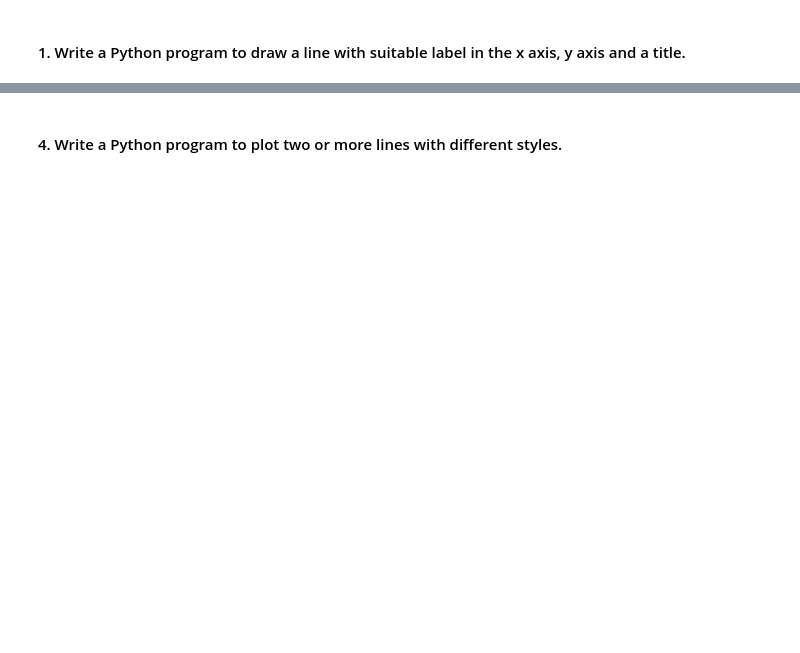
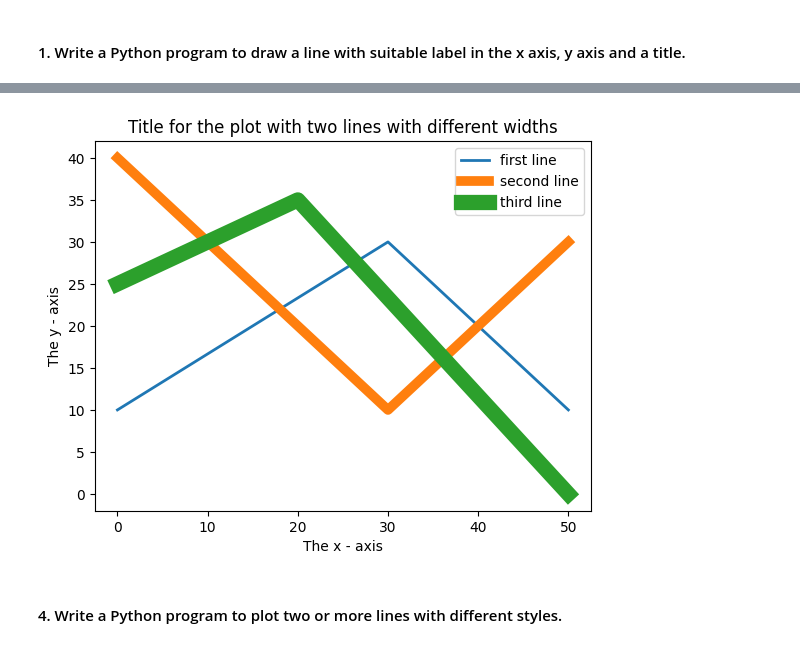
Before and after one commit to SHADIC20003/AMIT_Assignments, a Jupyter notebook: Data Science/Assignment #5/Assignment5_DS.ipynb, the cells around one changed output, grey strips where cells are left out. Saved outputs shown, nothing was run; the diff lists cells and outputs as text; code cells hidden in the pictures; blank space fills up the shorter version.

```diff
--- a/Data Science/Assignment #5/Assignment5_DS.ipynb
+++ b/Data Science/Assignment #5/Assignment5_DS.ipynb
@@ -6,6 +39,30 @@
 # %% [markdown]
 #### 3. Write a Python program to plot two or more lines with legends, different widths and colors.
 ![image.png](attachment:image.png)
+# %%
+import matplotlib.pyplot as plt
+
+x1 =  [0,  30, 50]
+y1 =  [10,  30, 10]
+
+x2 =  [0, 30, 50]
+y2 =  [40, 10, 30]
+
+x3 = [0,  20, 50]
+y3 = [25, 35, 0]
+
+
+plt.plot(x1, y1, linewidth = 2,label = "first line")
+plt.plot(x2, y2, linewidth = 7,label = "second line")
+plt.plot(x3, y3, linewidth = 11,label = "third line")
+plt.xlabel('The x - axis')
+plt.ylabel('The y - axis')
+plt.title("Title for the plot with two lines with different widths")
+
+plt.legend()
+plt.show()
+# %% [output]
+[figure, added]
 # %% [markdown]
 #### 4. Write a Python program to plot two or more lines with different styles.
 ![image.png](attachment:image.png)
```
Also changed, not shown: parts of 8 cells of this notebook.
